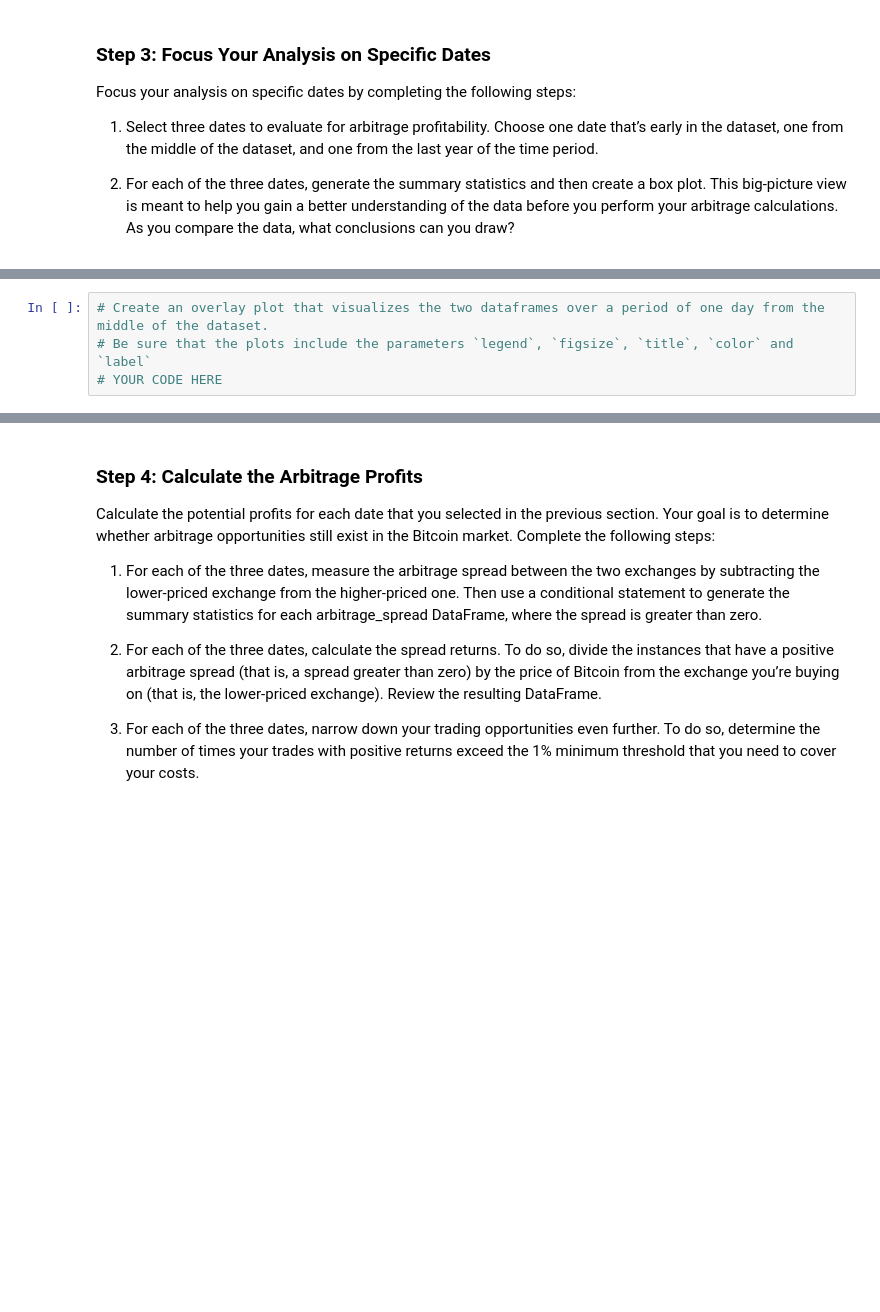
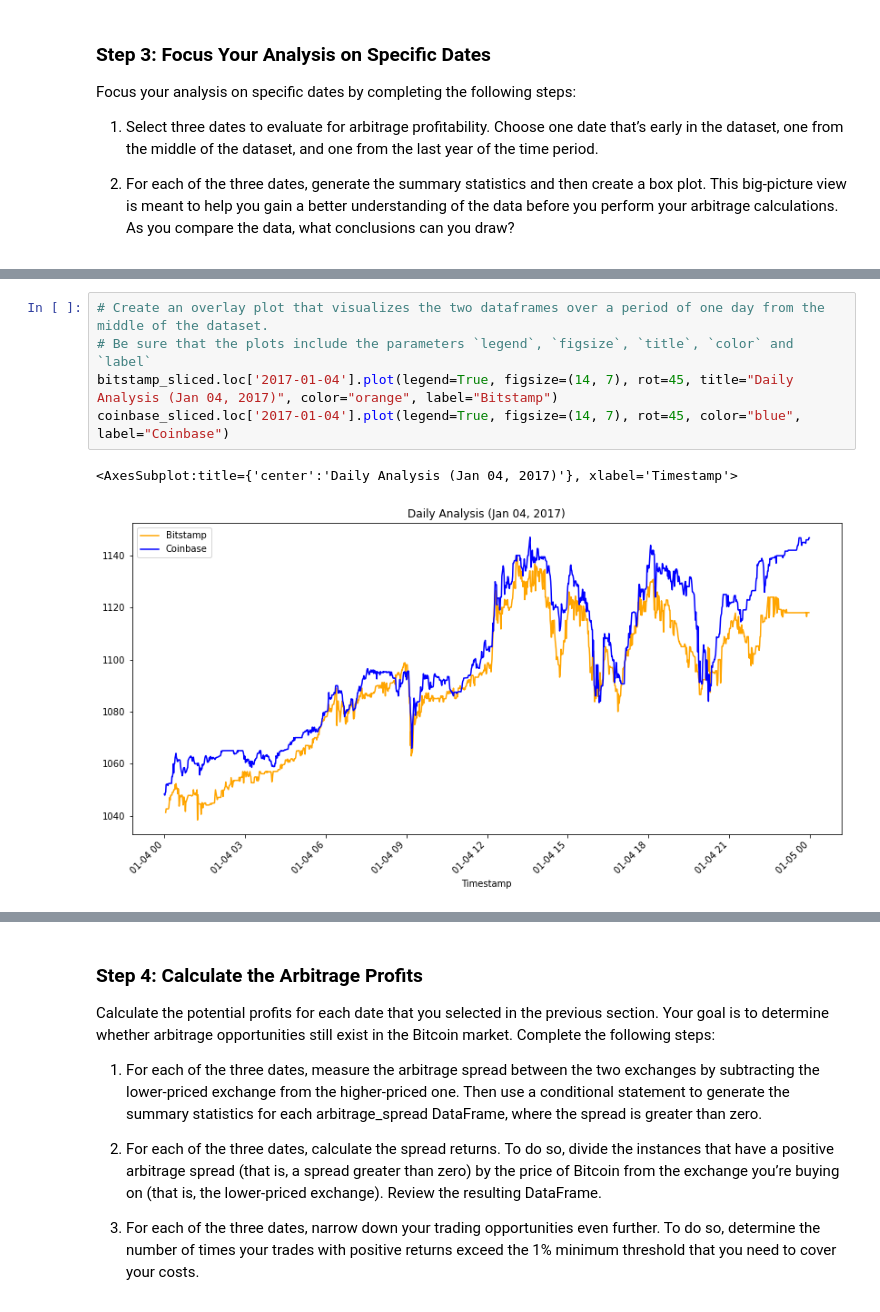
Before and after one commit to amexvasquez1/Bitcoin-pandas_analysis, a Jupyter notebook: crypto_arbitrage.ipynb, the cells around one changed output, grey strips where cells are left out. Drawn from its saved outputs; the diff is of its cells as text; blank space fills up the shorter version.

```diff
--- a/crypto_arbitrage.ipynb
+++ b/crypto_arbitrage.ipynb
@@ -381,7 +400,11 @@ arbitrage_spread_early = # YOUR CODE HERE
 # %%
 # Create an overlay plot that visualizes the two dataframes over a period of one day from the middle of the dataset.
 # Be sure that the plots include the parameters `legend`, `figsize`, `title`, `color` and `label`
-# YOUR CODE HERE
+bitstamp_sliced.loc['2017-01-04'].plot(legend=True, figsize=(14, 7), rot=45, title="Daily Analysis (Jan 04, 2017)", color="orange", label="Bitstamp")
+coinbase_sliced.loc['2017-01-04'].plot(legend=True, figsize=(14, 7), rot=45, color="blue", label="Coinbase")
+# %% [output]
+<AxesSubplot:title={'center':'Daily Analysis (Jan 04, 2017)'}, xlabel='Timestamp'>
+[figure, added]
 # %%
 # Using the date form the middle that you have selected, calculate the arbitrage spread
 # by subtracting the bitstamp lower closing prices from the coinbase higher closing prices
```
Also changed, not shown: parts of 38 cells of this notebook.
